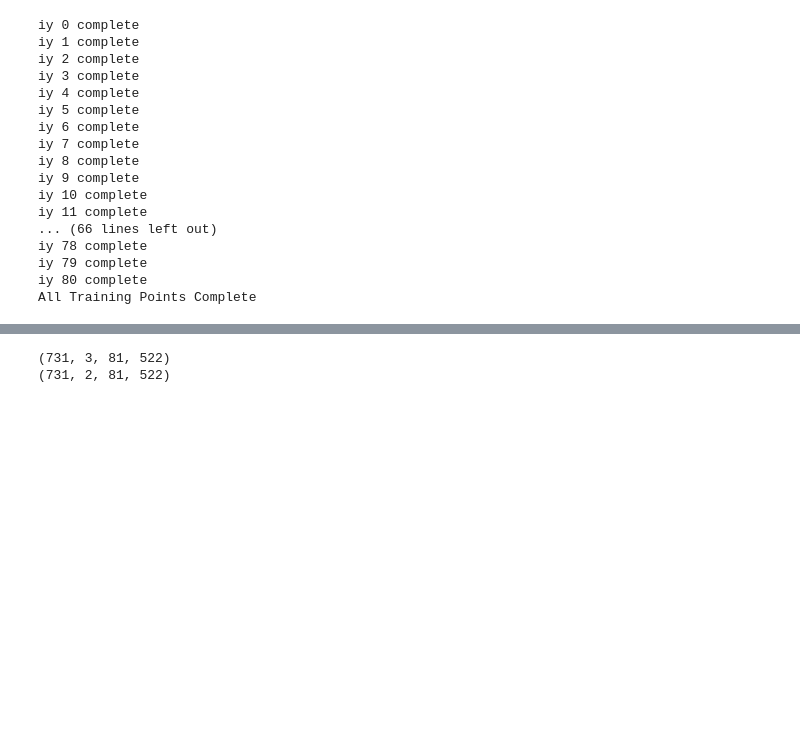
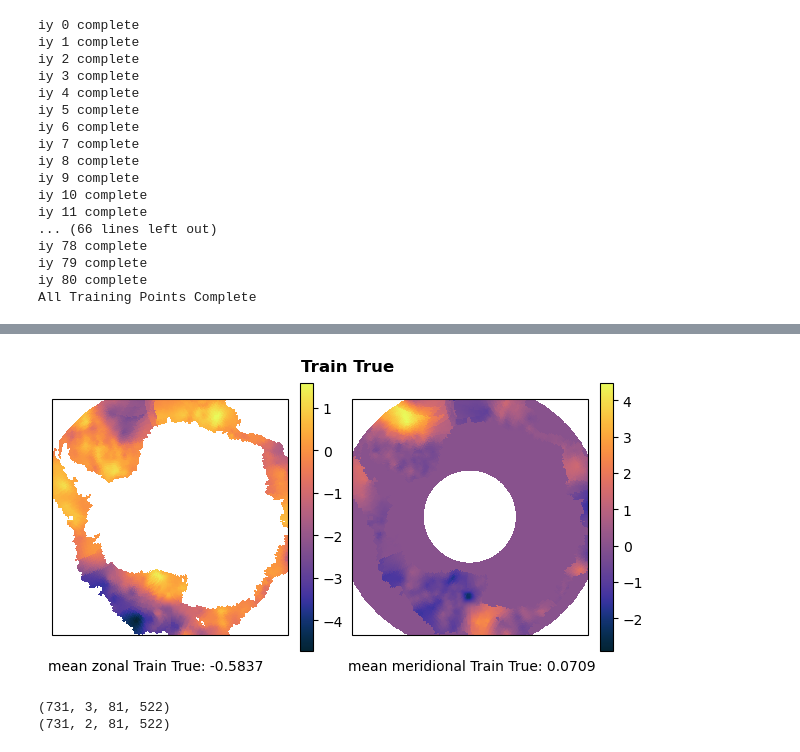
Before and after one commit to jackbassham/thesis-rough, a Jupyter notebook: old-notebooks/LRV3Weighted.ipynb, the cells around one changed output, grey strips where cells are left out. Saved outputs shown, nothing was run; the diff lists cells and outputs as text; code cells hidden in the pictures; blank space fills up the shorter version.

Commit message:
Test pred and test true showing unique outputs

```diff
--- a/old-notebooks/LRV3Weighted.ipynb
+++ b/old-notebooks/LRV3Weighted.ipynb
@@ -345,3 +365,14 @@ All Training Points Complete
+# %%
+it = 180
+
+u_out = true_train[it,:,:].real
+v_out = true_train[it,:,:].imag
+
+metric = 'Train True'
+
+plot_metric2(u_out, v_out, lon, lat, metric)
+# %% [output]
+[figure, added]
 # %%
 # Load in new LR test input variable file
 fnam = '/home/jbassham/jack/thesis-rough/data/lr-input/sh/01212026_1222/test_sh19922020_01212026_1222.npz'
```
Also changed, not shown: parts of 5 cells of this notebook.
